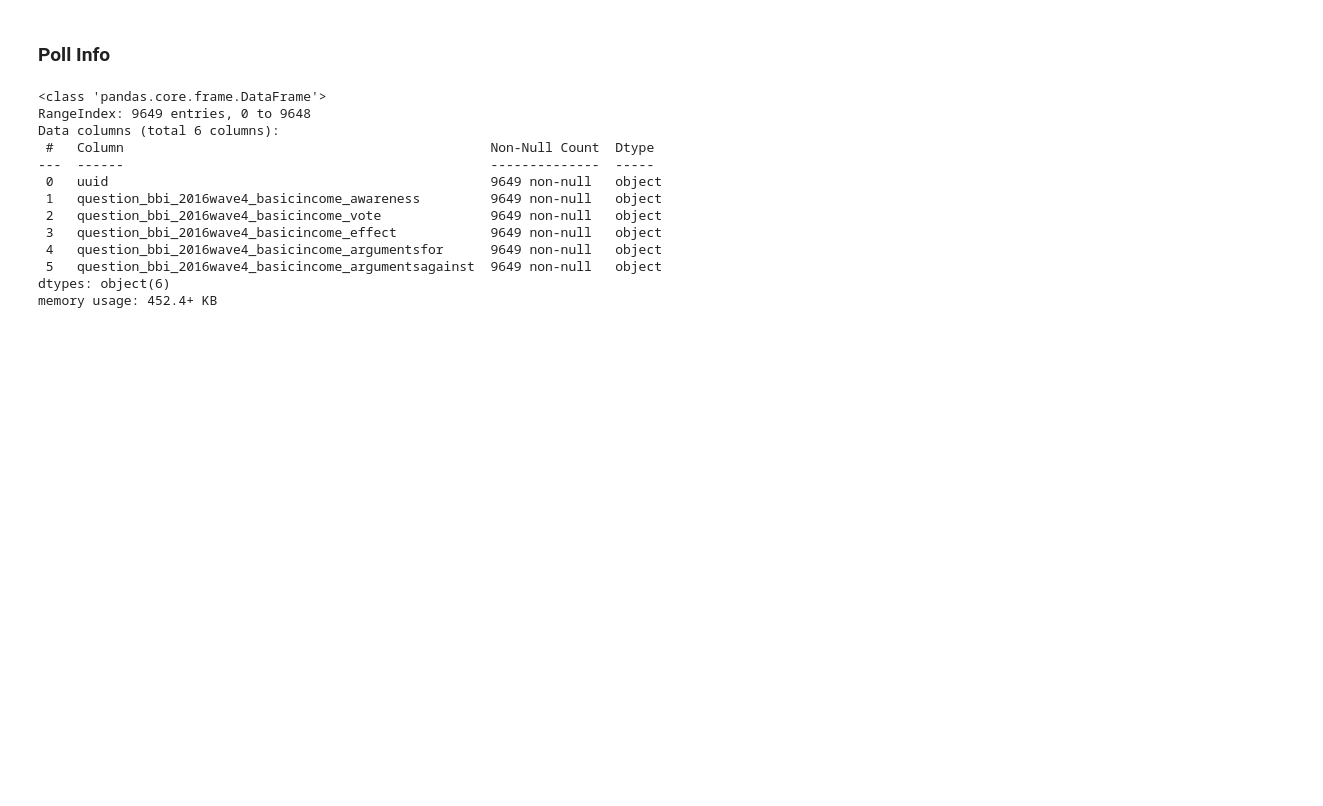
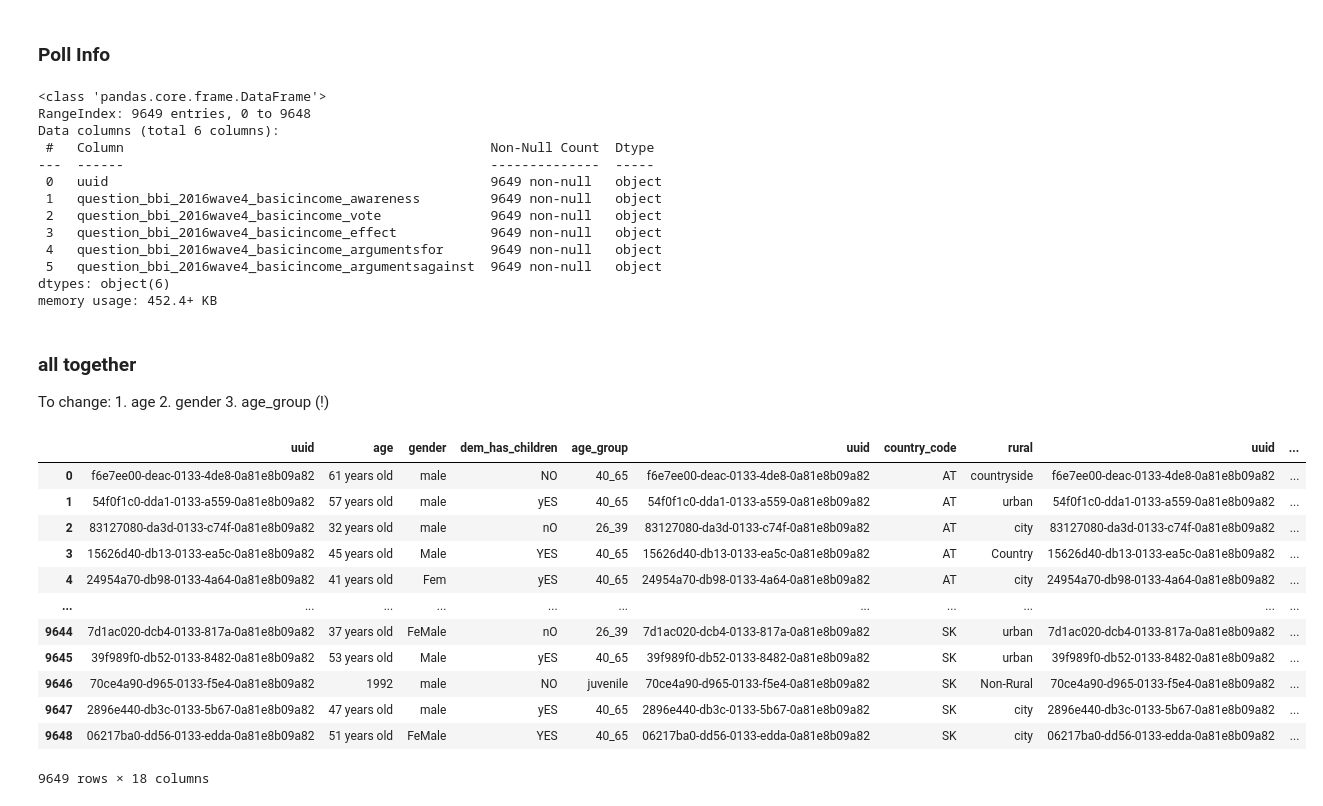
Before and after one commit to gojuangu/ih_datamadpt0420_project_m1, a Jupyter notebook: notebooks/cleaning_data.ipynb, the cells around one changed output. Cells and saved outputs as stored; diff of their text form; code cells hidden in the pictures; blank space fills up the shorter version.

```diff
--- a/notebooks/cleaning_data.ipynb
+++ b/notebooks/cleaning_data.ipynb
@@ -171,3 +189,29 @@ Data columns (total 6 columns):
  5   question_bbi_2016wave4_basicincome_argumentsagainst  9649 non-null   object
 dtypes: object(6)
 memory usage: 452.4+ KB
+# %% [markdown]
+### all together
+To change:
+    1. age
+    2. gender
+    3. age_group (!)
+# %%
+#df_career
+#df_poll
+#df_country
+df = pd.concat([df_personal, df_country,df_career, df_poll], axis=1, join='inner')
+df
+# %% [output]
+|  | uuid | age | gender | dem_has_children | age_group | uuid | country_code | rural | uuid | ... |
+| 0 | f6e7ee00-deac-0133-4de8-0a81e8b09a82 | 61 years old | male | NO | 40_65 | f6e7ee00-deac-0133-4de8-0a81e8b09a82 | AT | countryside | f6e7ee00-deac-0133-4de8-0a81e8b09a82 | ... |
+| 1 | 54f0f1c0-dda1-0133-a559-0a81e8b09a82 | 57 years old | male | yES | 40_65 | 54f0f1c0-dda1-0133-a559-0a81e8b09a82 | AT | urban | 54f0f1c0-dda1-0133-a559-0a81e8b09a82 | ... |
+| 2 | 83127080-da3d-0133-c74f-0a81e8b09a82 | 32 years old | male | nO | 26_39 | 83127080-da3d-0133-c74f-0a81e8b09a82 | AT | city | 83127080-da3d-0133-c74f-0a81e8b09a82 | ... |
+| 3 | 15626d40-db13-0133-ea5c-0a81e8b09a82 | 45 years old | Male | YES | 40_65 | 15626d40-db13-0133-ea5c-0a81e8b09a82 | AT | Country | 15626d40-db13-0133-ea5c-0a81e8b09a82 | ... |
+| 4 | 24954a70-db98-0133-4a64-0a81e8b09a82 | 41 years old | Fem | yES | 40_65 | 24954a70-db98-0133-4a64-0a81e8b09a82 | AT | city | 24954a70-db98-0133-4a64-0a81e8b09a82 | ... |
+| ... | ... | ... | ... | ... | ... | ... | ... | ... | ... | ... |
+| 9644 | 7d1ac020-dcb4-0133-817a-0a81e8b09a82 | 37 years old | FeMale | nO | 26_39 | 7d1ac020-dcb4-0133-817a-0a81e8b09a82 | SK | urban | 7d1ac020-dcb4-0133-817a-0a81e8b09a82 | ... |
+| 9645 | 39f989f0-db52-0133-8482-0a81e8b09a82 | 53 years old | Male | yES | 40_65 | 39f989f0-db52-0133-8482-0a81e8b09a82 | SK | urban | 39f989f0-db52-0133-8482-0a81e8b09a82 | ... |
+| 9646 | 70ce4a90-d965-0133-f5e4-0a81e8b09a82 | 1992 | male | NO | juvenile | 70ce4a90-d965-0133-f5e4-0a81e8b09a82 | SK | Non-Rural | 70ce4a90-d965-0133-f5e4-0a81e8b09a82 | ... |
+| 9647 | 2896e440-db3c-0133-5b67-0a81e8b09a82 | 47 years old | male | yES | 40_65 | 2896e440-db3c-0133-5b67-0a81e8b09a82 | SK | city | 2896e440-db3c-0133-5b67-0a81e8b09a82 | ... |
+| 9648 | 06217ba0-dd56-0133-edda-0a81e8b09a82 | 51 years old | FeMale | YES | 40_65 | 06217ba0-dd56-0133-edda-0a81e8b09a82 | SK | city | 06217ba0-dd56-0133-edda-0a81e8b09a82 | ... |
+9649 rows × 18 columns
```
Also changed, not shown: parts of 8 cells of this notebook, 2 other files.
